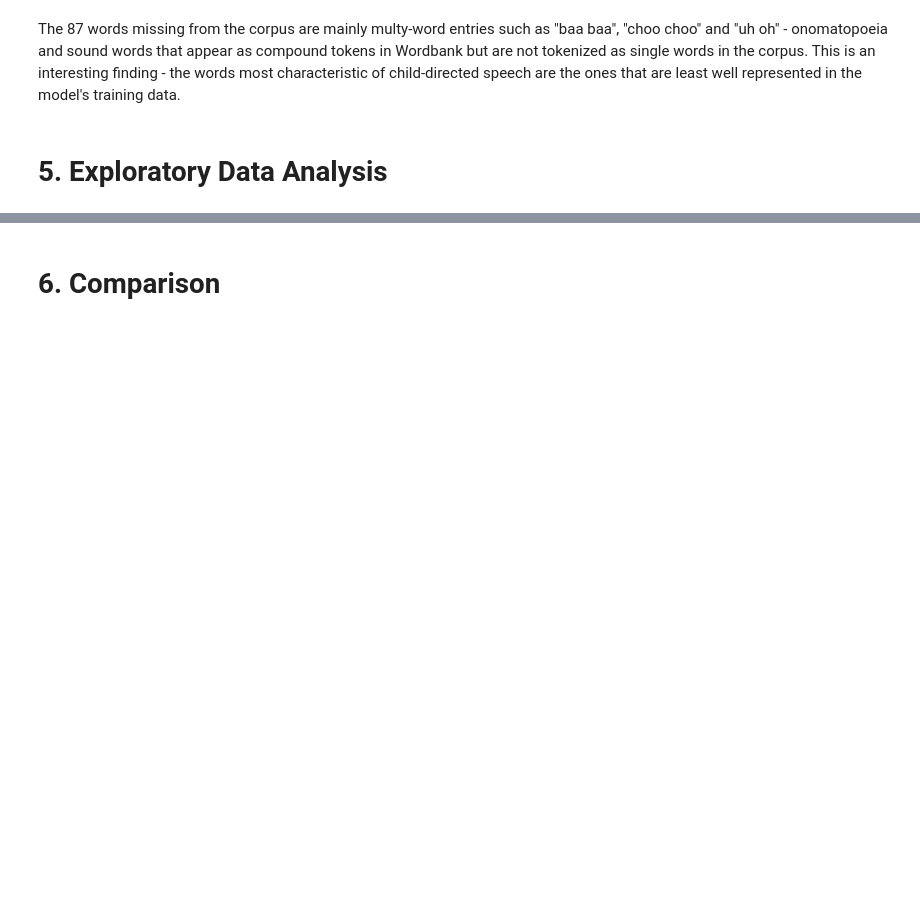
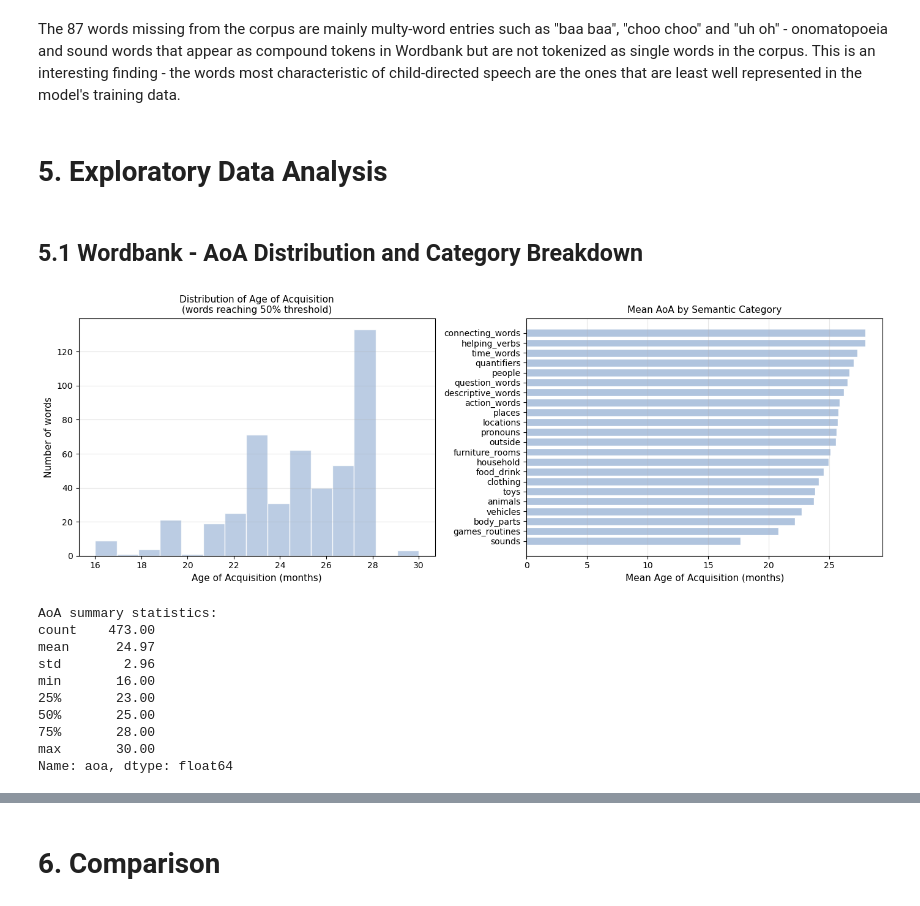
Before and after one commit to Slavena1/Softuni-Data-Science-Final-Project, a Jupyter notebook: SlavenaDataScienceProject.ipynb, the cells around one changed output, grey strips where cells are left out. Cells and saved outputs as stored; diff of their text form; code cells hidden in the pictures; blank space fills up the shorter version.

```diff
--- a/SlavenaDataScienceProject.ipynb
+++ b/SlavenaDataScienceProject.ipynb
@@ -246,3 +246,42 @@ Final analysis dataset: 473 words
 The 87 words missing from the corpus are mainly multy-word entries such as "baa baa", "choo choo" and "uh oh" - onomatopoeia and sound words that appear as compound tokens in Wordbank but are not tokenized as single words in the corpus. This is an interesting finding - the words most characteristic of child-directed speech are the ones that are least well represented in the model's training data.
 # %% [markdown]
 # 5. Exploratory Data Analysis
+# %% [markdown]
+## 5.1 Wordbank - AoA Distribution and Category Breakdown
+# %%
+fig, axes = plt.subplots(1, 2, figsize=(14, 5))
+
+# AoA distribution
+axes[0].hist(df_analysis['aoa'], bins=15, color='lightsteelblue',
+             edgecolor='white', alpha=0.85)
+axes[0].set_xlabel('Age of Acquisition (months)', fontsize=11)
+axes[0].set_ylabel('Number of words', fontsize=11)
+axes[0].set_title('Distribution of Age of Acquisition\n(words reaching 50% threshold)',
+                  fontsize=11)
+axes[0].grid(axis='y', alpha=0.3)
+
+# Mean AoA by category
+cat_aoa = df_analysis.groupby('category')['aoa'].mean().sort_values()
+axes[1].barh(cat_aoa.index, cat_aoa.values, color='lightsteelblue',
+             edgecolor='white')
+axes[1].set_xlabel('Mean Age of Acquisition (months)', fontsize=11)
+axes[1].set_title('Mean AoA by Semantic Category', fontsize=11)
+axes[1].grid(axis='x', alpha=0.3)
+
+plt.tight_layout()
+plt.show()
+
+print("\nAoA summary statistics:")
+print(df_analysis['aoa'].describe().round(2))
+# %% [output]
+[figure, added]
+AoA summary statistics:
+count    473.00
+mean      24.97
+std        2.96
+min       16.00
+25%       23.00
+50%       25.00
+75%       28.00
+max       30.00
+Name: aoa, dtype: float64
```
Also changed, not shown: parts of 8 cells of this notebook.
